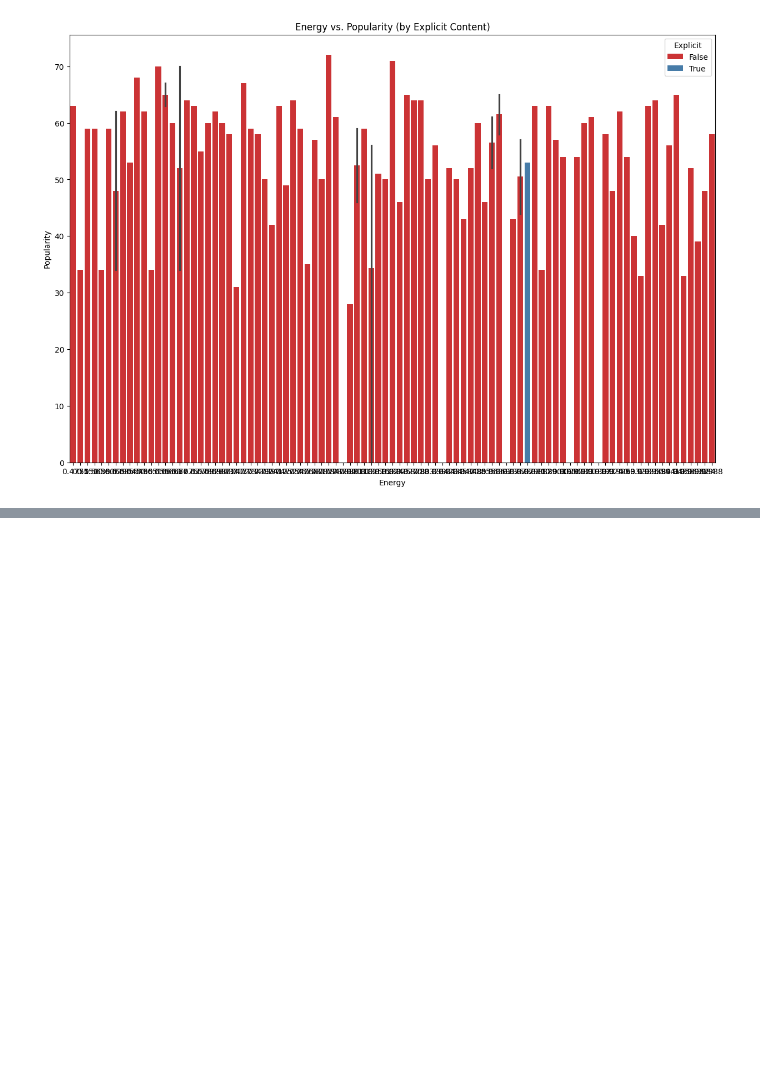
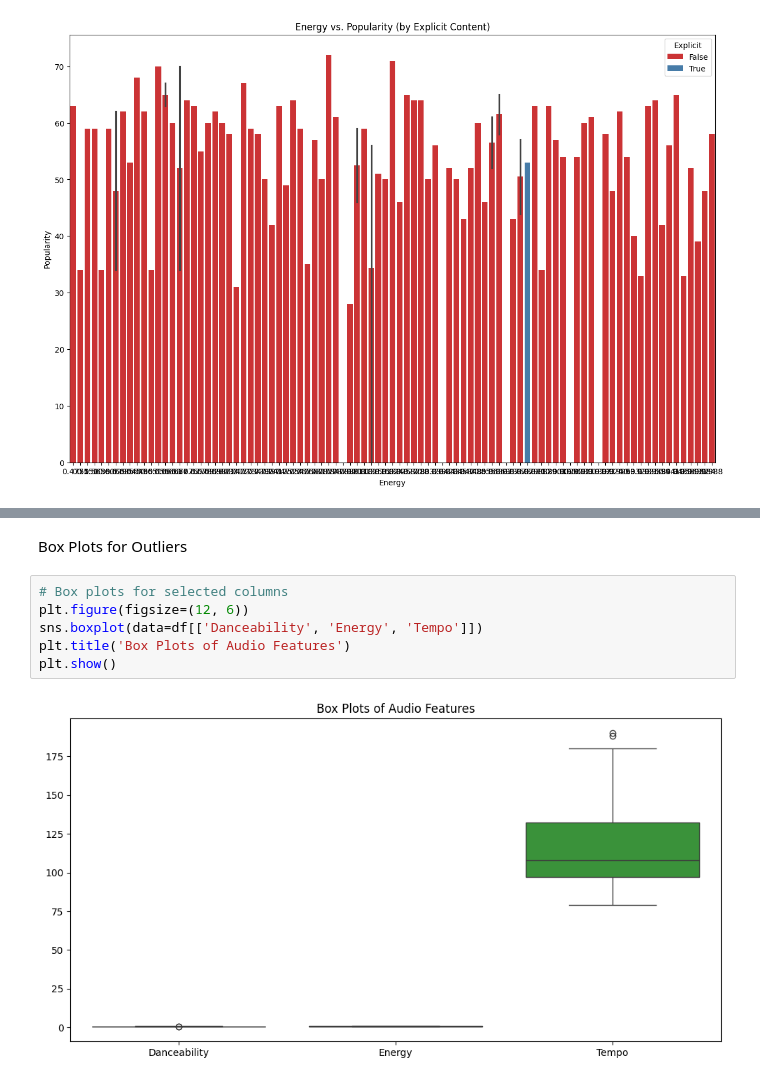
Before and after one commit to Saravanan-20G/Data-Analysis-Projects, a Jupyter notebook: Music Data Analysis/Statistical Modelling.ipynb, the cells around one changed output, grey strips where cells are left out. Drawn from its saved outputs; the diff is of its cells as text; blank space fills up the shorter version.

```diff
--- a/Music Data Analysis/Statistical Modelling.ipynb
+++ b/Music Data Analysis/Statistical Modelling.ipynb
@@ -149,0 +170,10 @@ Text(0, 0.5, 'Popularity')
+# %% [markdown]
+Box Plots for Outliers
+# %%
+# Box plots for selected columns
+plt.figure(figsize=(12, 6))
+sns.boxplot(data=df[['Danceability', 'Energy', 'Tempo']])
+plt.title('Box Plots of Audio Features')
+plt.show()
+# %% [output]
+[figure, added]
```
Also changed, not shown: parts of 5 cells of this notebook.
